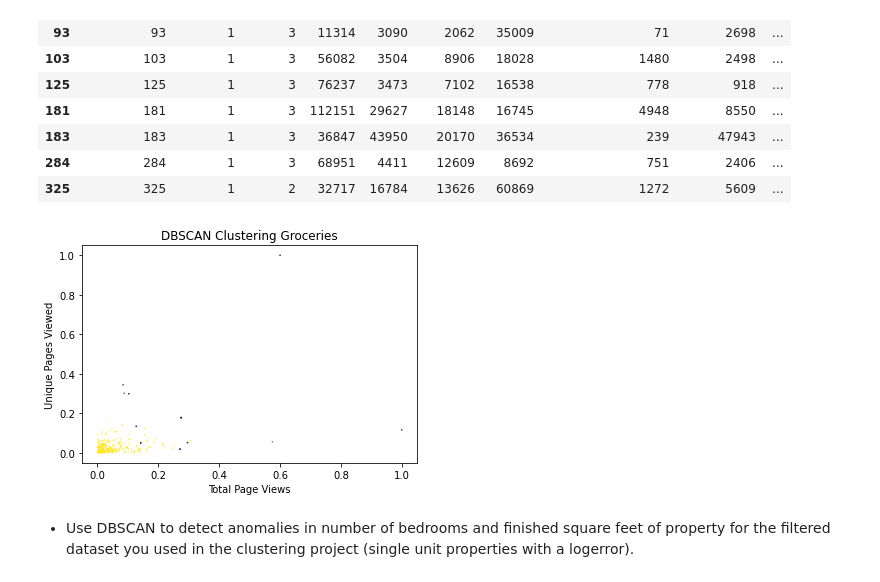
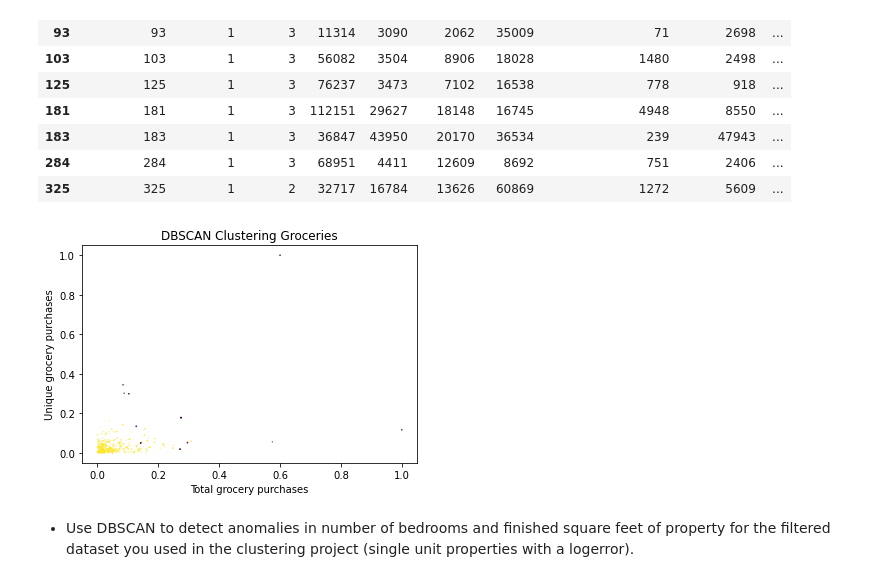
Before and after one commit to craigcalzado/anomaly-detection-exercises-, a Jupyter notebook: clustering_anomaly_detection.ipynb, the cells around one changed output. Drawn from its saved outputs; the diff is of its cells as text; code cells hidden in the pictures.

```diff
--- a/clustering_anomaly_detection.ipynb
+++ b/clustering_anomaly_detection.ipynb
@@ -293,13 +294,13 @@ anomalies
 # %%
 # plot the data
 plt.scatter(groceries['Frozen_scaled'], groceries['Delicassen_scaled'], groceries['Fresh_scaled'], c=groceries.labels)
 # add labels
-plt.xlabel('Total Page Views')
-plt.ylabel('Unique Pages Viewed')
+plt.xlabel('Total grocery purchases')
+plt.ylabel('Unique grocery purchases')
 plt.title('DBSCAN Clustering Groceries')
 plt.show();
 # %% [output]
-[figure, old version]
+[figure, new version]
 # %% [markdown]
 - Use DBSCAN to detect anomalies in number of bedrooms and finished square feet of property for the filtered dataset you used in the clustering project (single unit properties with a logerror).
 # %%
```
Also changed, not shown: parts of 7 cells of this notebook, 1 other file.
